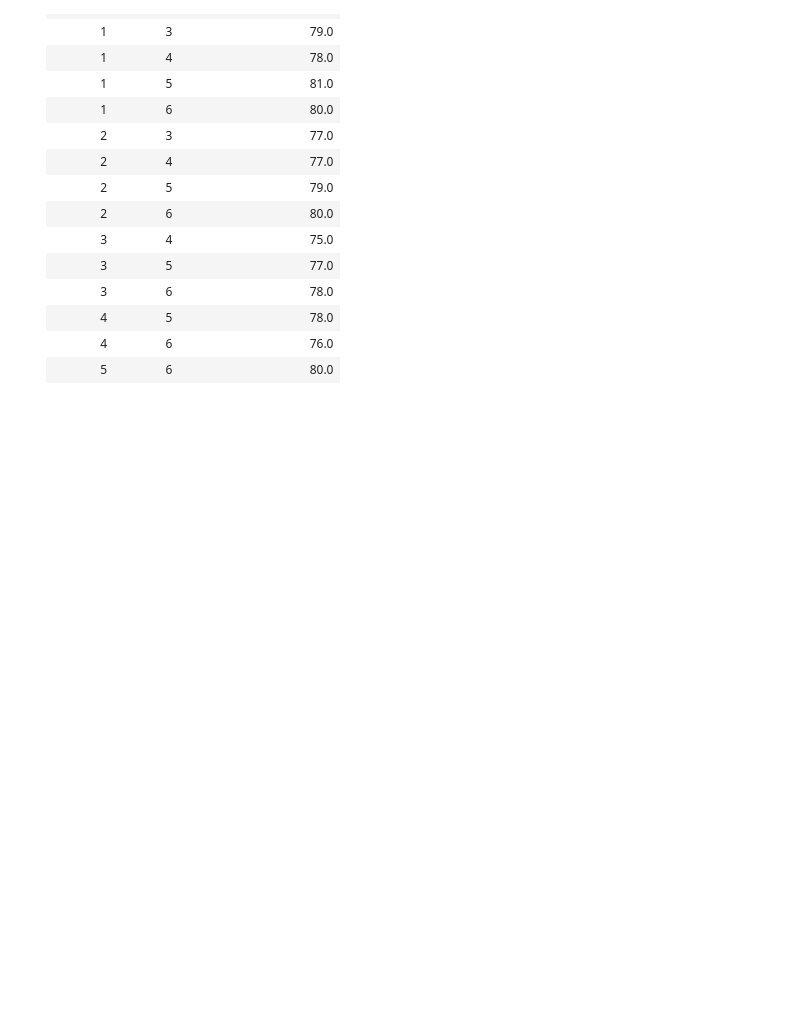
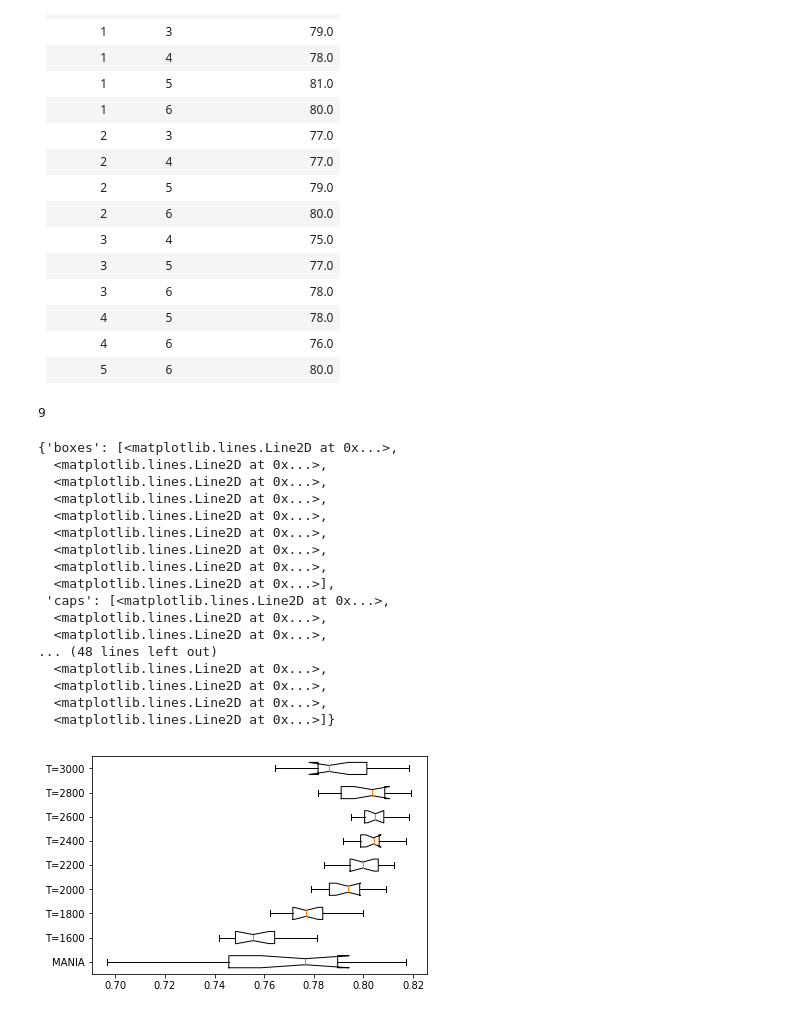
Before and after one commit to kamalshadi/MANIA-2.0, a Jupyter notebook: jaccardAcrossSubjects.ipynb, the cells around one changed output. Cells and saved outputs as stored; diff of their text form; code cells hidden in the pictures; blank space fills up the shorter version.

```diff
--- a/jaccardAcrossSubjects.ipynb
+++ b/jaccardAcrossSubjects.ipynb
@@ -31,8 +31,8 @@ Next we look at the jaccard similarity between each pair of subject networks
 # %%
 # NEO4J database call for results
 graph = Graph()
-c1 = '''MATCH (:MANIA)-[r:SUB]-(n:RES)
- return r.id as sub, n.threshold as t,n.density as d,n.NAR as nar'''
+c1 = '''MATCH (:MANIA)-[r]-(n:RES)
+ return r.SUBJECT as sub, n.threshold as t,n.density as d,n.NAR as nar, n.hemisphere as hem'''
 A = graph.run(c1)
 # Plotting the data
 s = []
@@ -44,8 +44,10 @@ sub = []
 t = []
 d = []
 nar = []
+hem = []
 for i,w in enumerate(A):
     sub = sub + [w['sub']]
+    hem = hem + [w['hem']]
     nar = nar + [w['nar']*100]
     d = d + [w['d']*100]
     t = t + [w['t']]
@@ -53,11 +55,13 @@ source = ColumnDataSource(data=dict(
     sub=sub,
     t=t,
     d=d,
-    nar=nar
+    nar=nar,
+    hem=hem
 ))
 hover = HoverTool(tooltips=[
     ("NAR", "@nar"),
     ("SUBJECT", "@sub"),
+    ("HEMISPHERE", "@hem")
 ])
 p = figure(plot_width=500, plot_height=500, tools=[hover],title="MANIA 1.0 Operating points",y_axis_label = "density",x_axis_label = "threshold")
 p.circle('t', 'd', size=20, source=source)
@@ -138,3 +151,30 @@ plt.show()
 | 4| 5 |78.0  |
 | 4| 6 |76.0  |
 | 5| 6 |80.0  |
+# %%
+plt.figure()
+print(len(D))
+labels=['MANIA','T=1600','T=1800','T=2000','T=2200','T=2400','T=2600','T=2800','T=3000']
+plt.boxplot([xx[1] for xx in D], i, 'rs', 0,labels=labels)
+plt.
+# plt.boxplot(D[0][1], i, 'rs', 0)
+# %% [output]
+9
+{'boxes': [<matplotlib.lines.Line2D at 0x...>,
+  <matplotlib.lines.Line2D at 0x...>,
+  <matplotlib.lines.Line2D at 0x...>,
+  <matplotlib.lines.Line2D at 0x...>,
+  <matplotlib.lines.Line2D at 0x...>,
+  <matplotlib.lines.Line2D at 0x...>,
+  <matplotlib.lines.Line2D at 0x...>,
+  <matplotlib.lines.Line2D at 0x...>,
+  <matplotlib.lines.Line2D at 0x...>],
+ 'caps': [<matplotlib.lines.Line2D at 0x...>,
+  <matplotlib.lines.Line2D at 0x...>,
+  <matplotlib.lines.Line2D at 0x...>,
+... (48 lines left out)
+  <matplotlib.lines.Line2D at 0x...>,
+  <matplotlib.lines.Line2D at 0x...>,
+  <matplotlib.lines.Line2D at 0x...>,
+  <matplotlib.lines.Line2D at 0x...>]}
+[figure, added]
```
Also changed, not shown: parts of 2 cells of this notebook, 3 other files.
